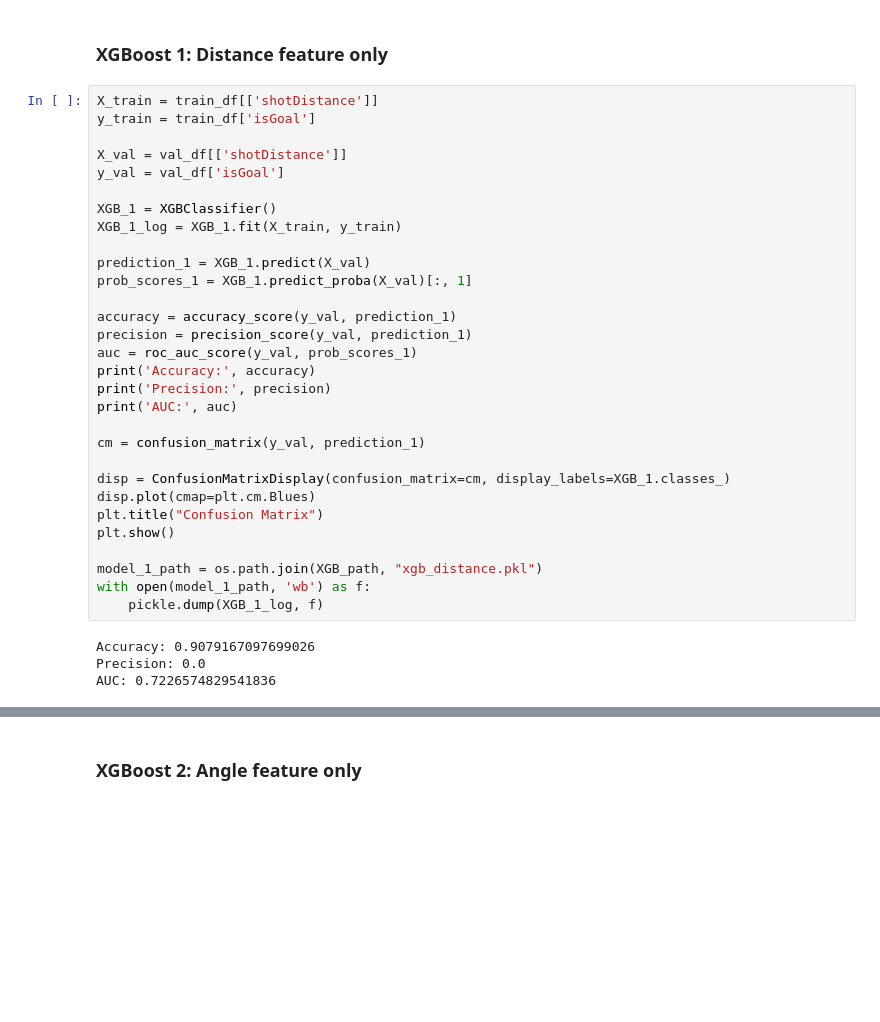
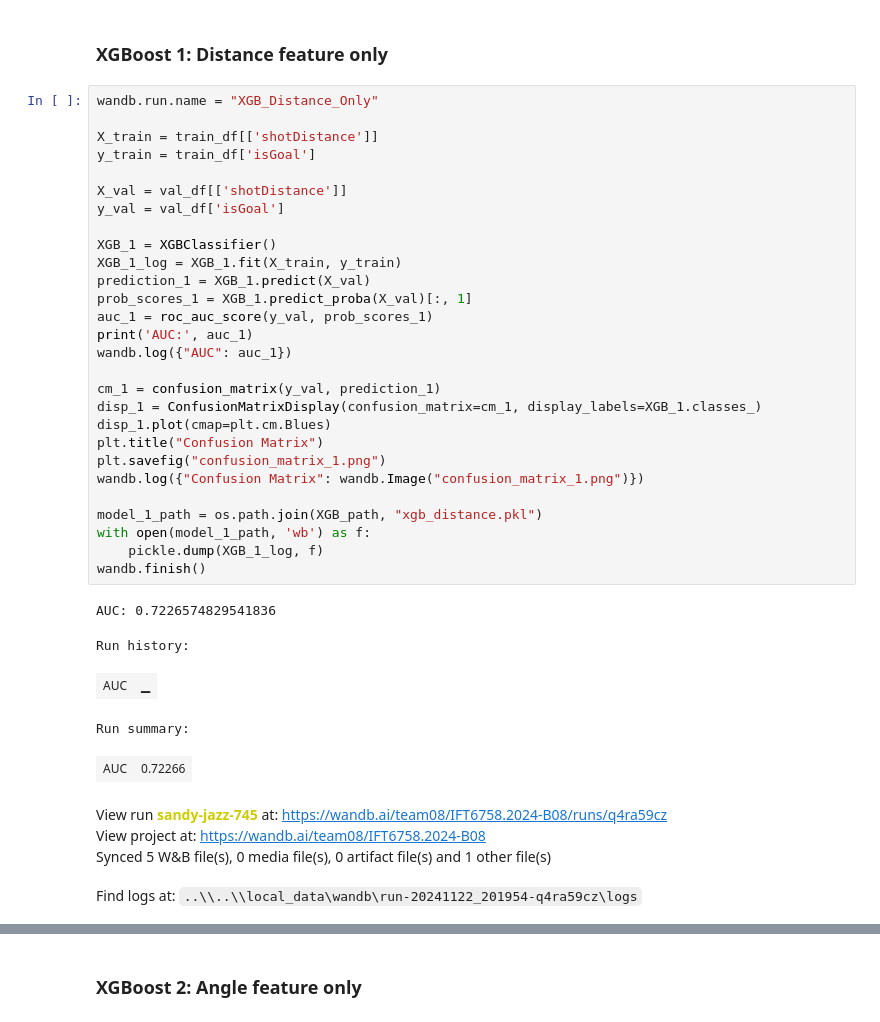
Before and after one commit to rajamatt/ift6758-project, a Jupyter notebook: notebooks/milestone_2/Task 5.ipynb, the cells around one changed output, grey strips where cells are left out. Cells and saved outputs as stored; diff of their text form; blank space fills up the shorter version.

```diff
--- a/notebooks/milestone_2/Task 5.ipynb
+++ b/notebooks/milestone_2/Task 5.ipynb
@@ -43,39 +65,43 @@ if not os.path.exists(XGB_path):
 # %% [markdown]
 ### XGBoost 1: Distance feature only
 # %%
+wandb.run.name = "XGB_Distance_Only"
+
 X_train = train_df[['shotDistance']]
 y_train = train_df['isGoal']
 
 X_val = val_df[['shotDistance']]
 y_val = val_df['isGoal']
 
 XGB_1 = XGBClassifier()
 XGB_1_log = XGB_1.fit(X_train, y_train)
-
 prediction_1 = XGB_1.predict(X_val)
 prob_scores_1 = XGB_1.predict_proba(X_val)[:, 1]
+auc_1 = roc_auc_score(y_val, prob_scores_1)
+print('AUC:', auc_1)
+wandb.log({"AUC": auc_1})
 
-accuracy = accuracy_score(y_val, prediction_1)
-precision = precision_score(y_val, prediction_1)
-auc = roc_auc_score(y_val, prob_scores_1)
-print('Accuracy:', accuracy)
-print('Precision:', precision)
-print('AUC:', auc)
-
-cm = confusion_matrix(y_val, prediction_1)
-
-disp = ConfusionMatrixDisplay(confusion_matrix=cm, display_labels=XGB_1.classes_)
-disp.plot(cmap=plt.cm.Blues)
+cm_1 = confusion_matrix(y_val, prediction_1)
+disp_1 = ConfusionMatrixDisplay(confusion_matrix=cm_1, display_labels=XGB_1.classes_)
+disp_1.plot(cmap=plt.cm.Blues)
 plt.title("Confusion Matrix")
-plt.show()
+plt.savefig("confusion_matrix_1.png")
+wandb.log({"Confusion Matrix": wandb.Image("confusion_matrix_1.png")})
 
 model_1_path = os.path.join(XGB_path, "xgb_distance.pkl")
 with open(model_1_path, 'wb') as f:
     pickle.dump(XGB_1_log, f)
+wandb.finish()
 # %% [output]
-Accuracy: 0.9079167097699026
-Precision: 0.0
 AUC: 0.7226574829541836
+Run history:
+| AUC | ▁ |
+Run summary:
+| AUC | 0.72266 |
+View run sandy-jazz-745 at: https://wandb.ai/team08/IFT6758.2024-B08/runs/q4ra59cz
+View project at: https://wandb.ai/team08/IFT6758.2024-B08
+Synced 5 W&B file(s), 0 media file(s), 0 artifact file(s) and 1 other file(s)
+Find logs at: ..\\..\\local_data\wandb\run-20241122_201954-q4ra59cz\logs
 [figure]
 # %% [markdown]
 ### XGBoost 2: Angle feature only
```
Also changed, not shown: parts of 12 cells of this notebook.
